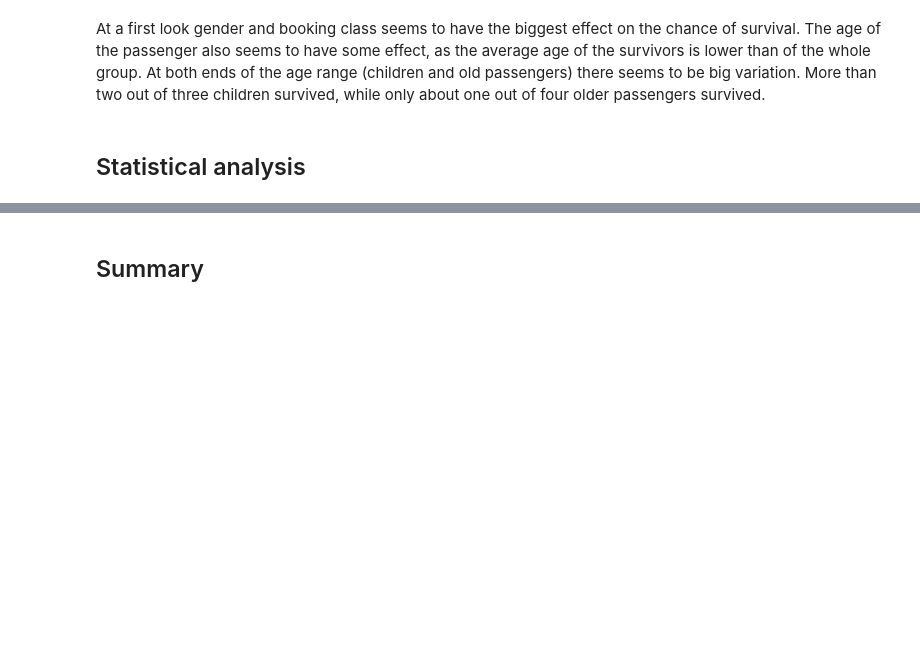
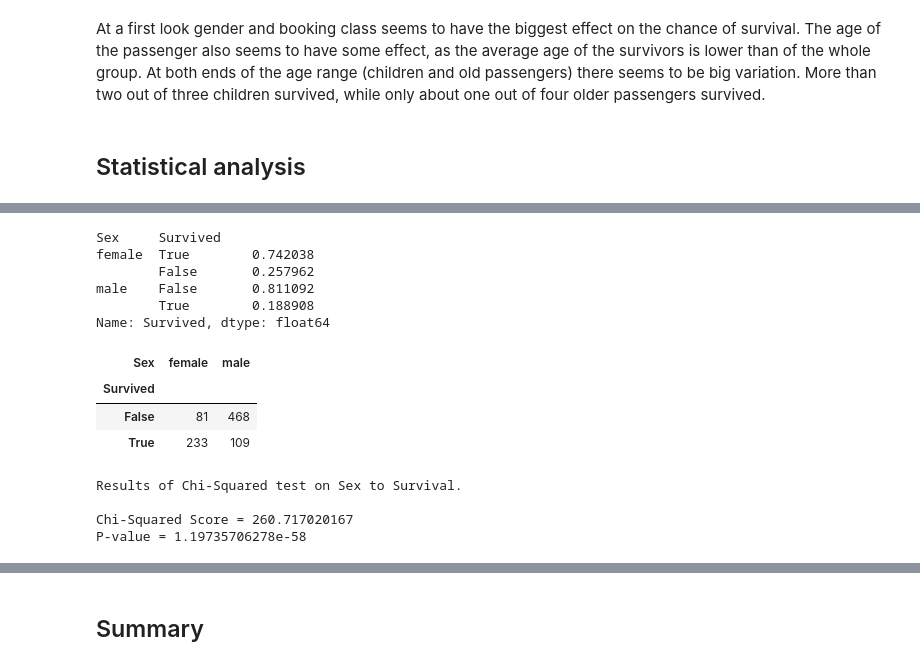
Before and after one commit to eliujulian/titanic, a Jupyter notebook: titanic.ipynb, the cells around one changed output, grey strips where cells are left out. Cells and saved outputs as stored; diff of their text form; code cells hidden in the pictures; blank space fills up the shorter version.

```diff
--- a/titanic.ipynb
+++ b/titanic.ipynb
@@ -1017,0 +740,31 @@ CI: 0.27 to 0.33
+# %%
+df.groupby('Sex')['Survived'].value_counts(normalize = True)
+# %% [output]
+Sex     Survived
+female  True        0.742038
+        False       0.257962
+male    False       0.811092
+        True        0.188908
+Name: Survived, dtype: float64
+# %%
+pd.pivot_table(data = df[['Survived', 'Sex']], index = 'Survived', columns = ['Sex'], aggfunc = len)
+# %% [output]
+| Sex | female | male |
+| Survived |  |  |
+| False | 81 | 468 |
+| True | 233 | 109 |
+# %%
+def chi2_test(df, column):
+    pivot = pd.pivot_table(data=df[['Survived', column]], index='Survived', columns=[column], aggfunc=len)
+    chi2, p_value, dof, expected = chi2_contingency(pivot)
+    print("Results of Chi-Squared test on {} to Survival.".format(column))
+    print("")
+    print("Chi-Squared Score = " + str(chi2))
+    print("P-value = " + str(p_value))
+
+chi2_test(df, 'Sex')
+# %% [output]
+Results of Chi-Squared test on Sex to Survival.
+
+Chi-Squared Score = 260.717020167
+P-value = 1.19735706278e-58
```
Also changed, not shown: parts of 45 cells of this notebook, 1 other file.
